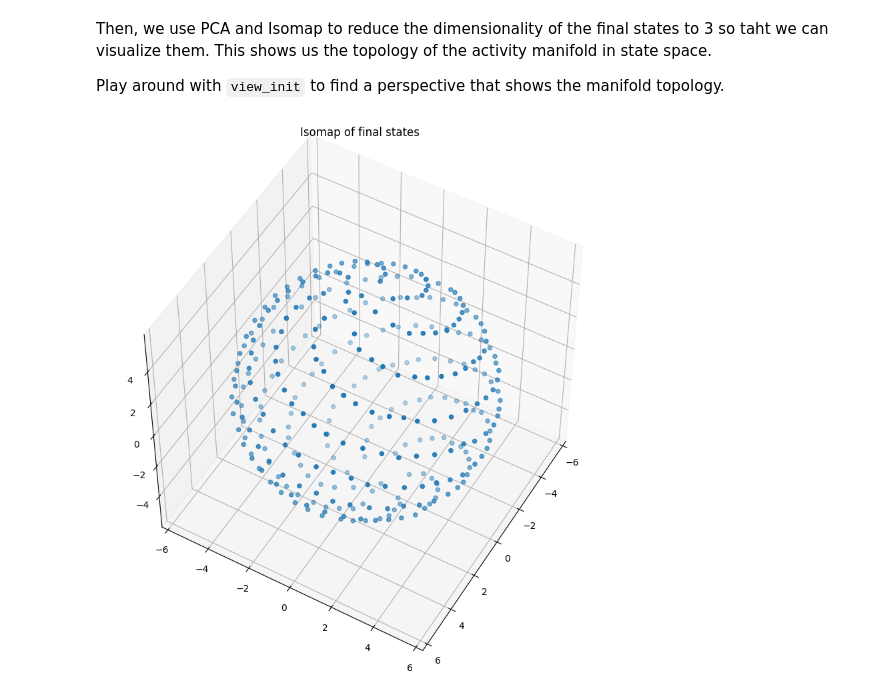
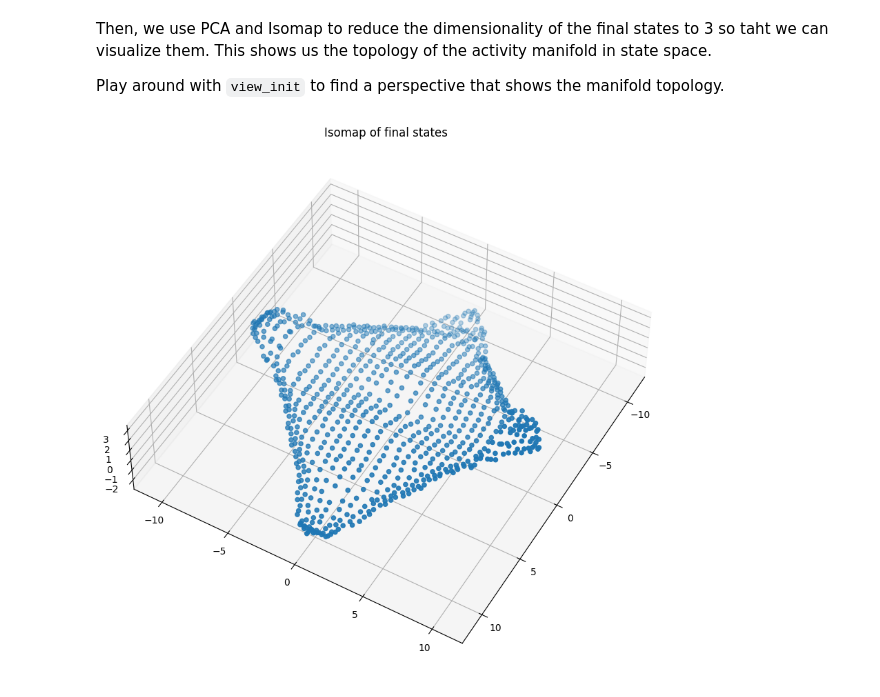
Before and after one commit to FieteLab/MADE, a Jupyter notebook: made/notebooks/visualize_activity_manifold.ipynb, the cells around one changed output. Saved outputs shown, nothing was run; the diff lists cells and outputs as text; code cells hidden in the pictures.

```diff
--- a/made/notebooks/visualize_activity_manifold.ipynb
+++ b/made/notebooks/visualize_activity_manifold.ipynb
@@ -12,21 +12,13 @@ from made import manifolds
 # %% [markdown]
 # Set parameters
 # %%
-TOPOLOGY = 'Sphere'  # change the manifold topology
-N_SAMPLES = 1000  # increase this for more dense sampling, especially for 1D manifolds
+TOPOLOGY = 'Plane'  # change the manifold topology
+N_SAMPLES = 50  # increase this for more dense sampling, especially for 1D manifolds
 N_SIMULATION_STEPS = 25
 
 
-pads = dict(
-    Plane=[0.1, 0.1],
-    Torus=[0, 0],
-    Cylinder=[0.2, 0.0],
-    Line=[0.2, ],
-    Ring=[0, ],
-    MobiusBand=[0.2, 0.],
-    Sphere=[0, 0, 0],
-    )
-PAD = pads[TOPOLOGY]
+
+PAD = PADS[TOPOLOGY]
 
 if TOPOLOGY in ['Line', 'Ring'] and N_SAMPLES < 200:
     logger.warning(f"For {TOPOLOGY} manifold, N_SAMPLES should be at least 200 for good sampling")
@@ -116,22 +106,18 @@ Then, we use PCA and Isomap to reduce the dimensionality of the final states to
 
 Play around with `view_init` to find a perspective that shows the manifold topology.
 # %%
-# PCA to do a first dim red step
-pca = PCA(n_components=20,)
-final_states_pca = pca.fit_transform(final_states)
-
-# now to isomap
-isomap = Isomap(n_components=3, n_neighbors=11)
+# Isomap to reduce dimensionality
+isomap = Isomap(n_components=3, n_neighbors=21)
 final_states_isomap = isomap.fit_transform(final_states)
 
 # visualize as 3D scatter
 f = plt.figure(figsize=(10, 10))
 ax = f.add_subplot(111, projection='3d')
 ax.scatter(final_states_isomap[:, 0], final_states_isomap[:, 1], final_states_isomap[:, 2])
 ax.set_title('Isomap of final states')
 ax.set_aspect('equal')
 
 ax.view_init(elev=50, azim=30)
 plt.show()
 # %% [output]
-[figure, old version]
+[figure, new version]
```
Also changed, not shown: parts of 4 cells of this notebook, 4 other files.
